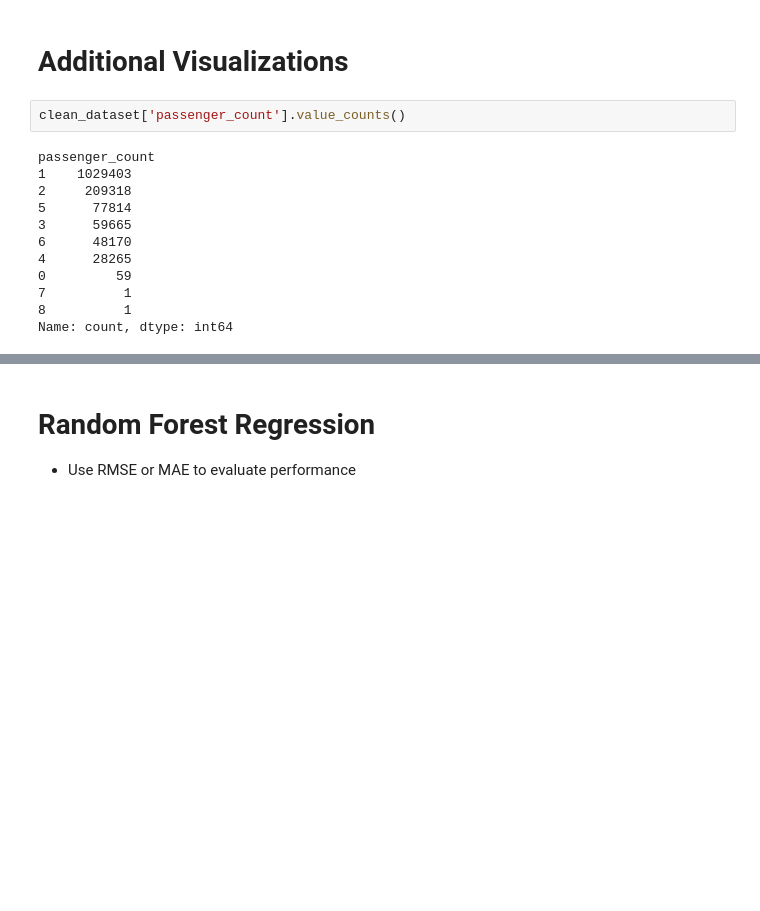
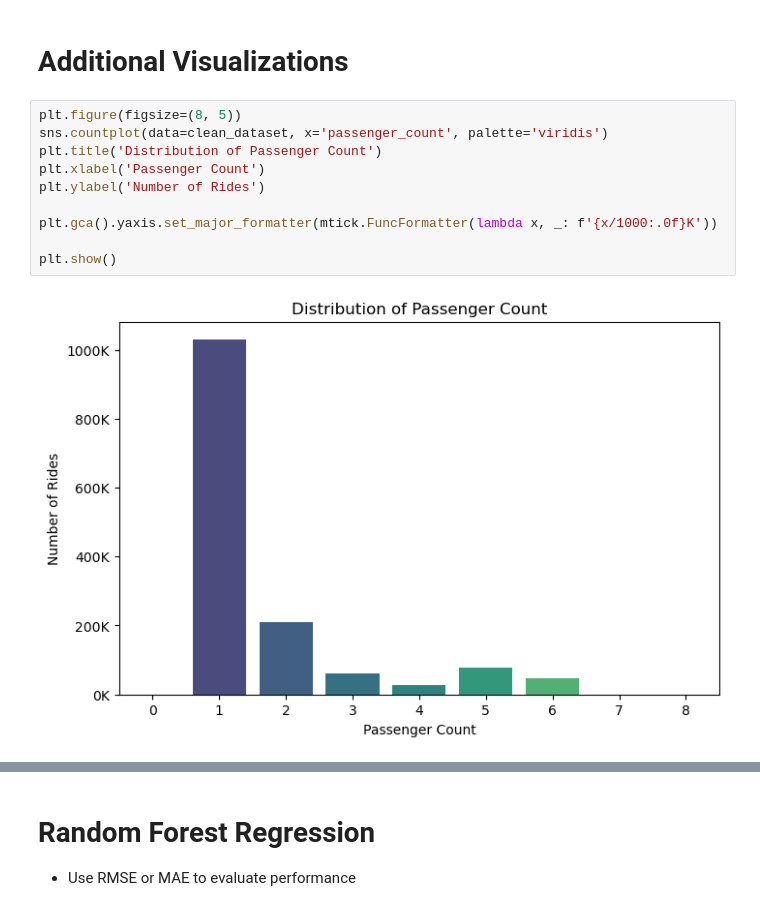
Before and after one commit to wriosmar/NYC-Taxi-Project, a Jupyter notebook: nyc_taxi_time_prediction.ipynb, the cells around one changed output, grey strips where cells are left out. Cells and saved outputs as stored; diff of their text form; blank space fills up the shorter version.

Commit message:
Added visualizations.

```diff
--- a/nyc_taxi_time_prediction.ipynb
+++ b/nyc_taxi_time_prediction.ipynb
@@ -235,16 +252,14 @@ clean_dataset.head()
 # %% [markdown]
 # Additional Visualizations
 # %%
-clean_dataset['passenger_count'].value_counts()
+plt.figure(figsize=(8, 5))
+sns.countplot(data=clean_dataset, x='passenger_count', palette='viridis')
+plt.title('Distribution of Passenger Count')
+plt.xlabel('Passenger Count')
+plt.ylabel('Number of Rides')
+
+plt.gca().yaxis.set_major_formatter(mtick.FuncFormatter(lambda x, _: f'{x/1000:.0f}K'))
+
+plt.show()
 # %% [output]
-passenger_count
-1    1029403
-2     209318
-5      77814
-3      59665
-6      48170
-4      28265
-0         59
-7          1
-8          1
-Name: count, dtype: int64
+[figure, added]
```
Also changed, not shown: parts of 8 cells of this notebook.
